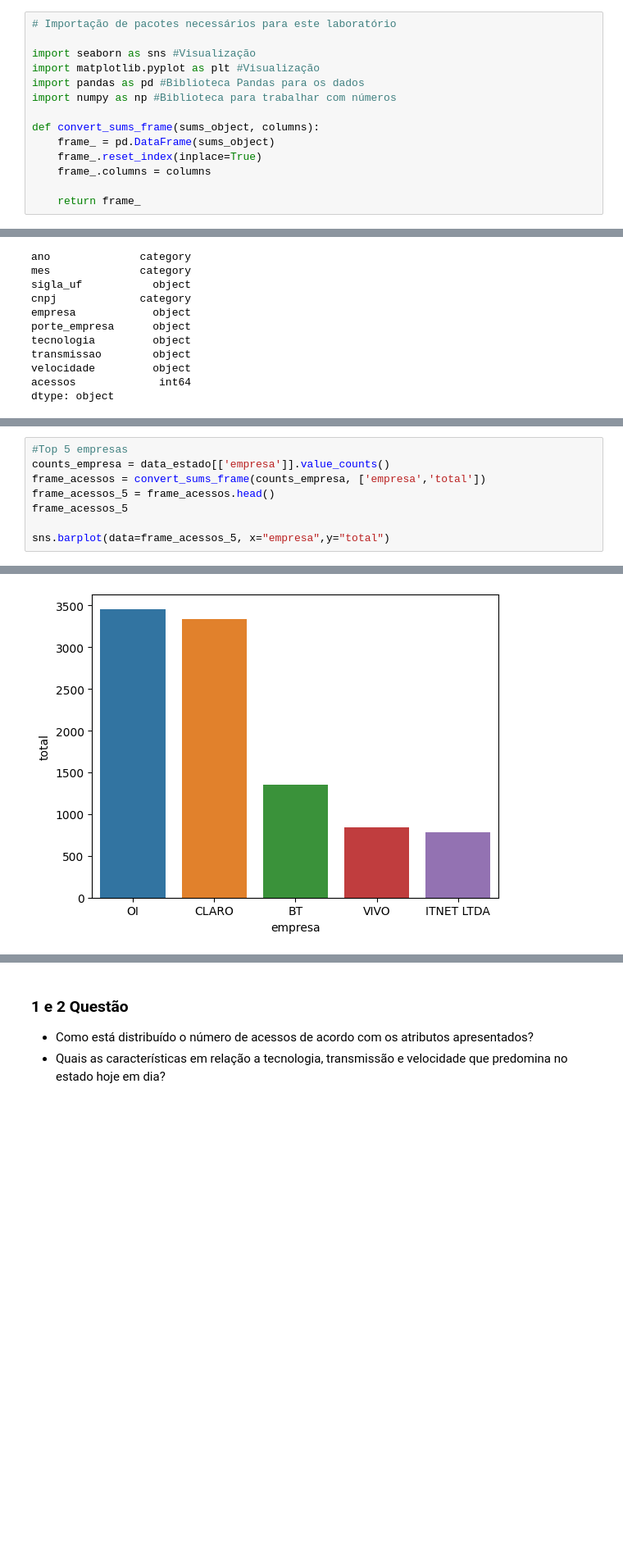
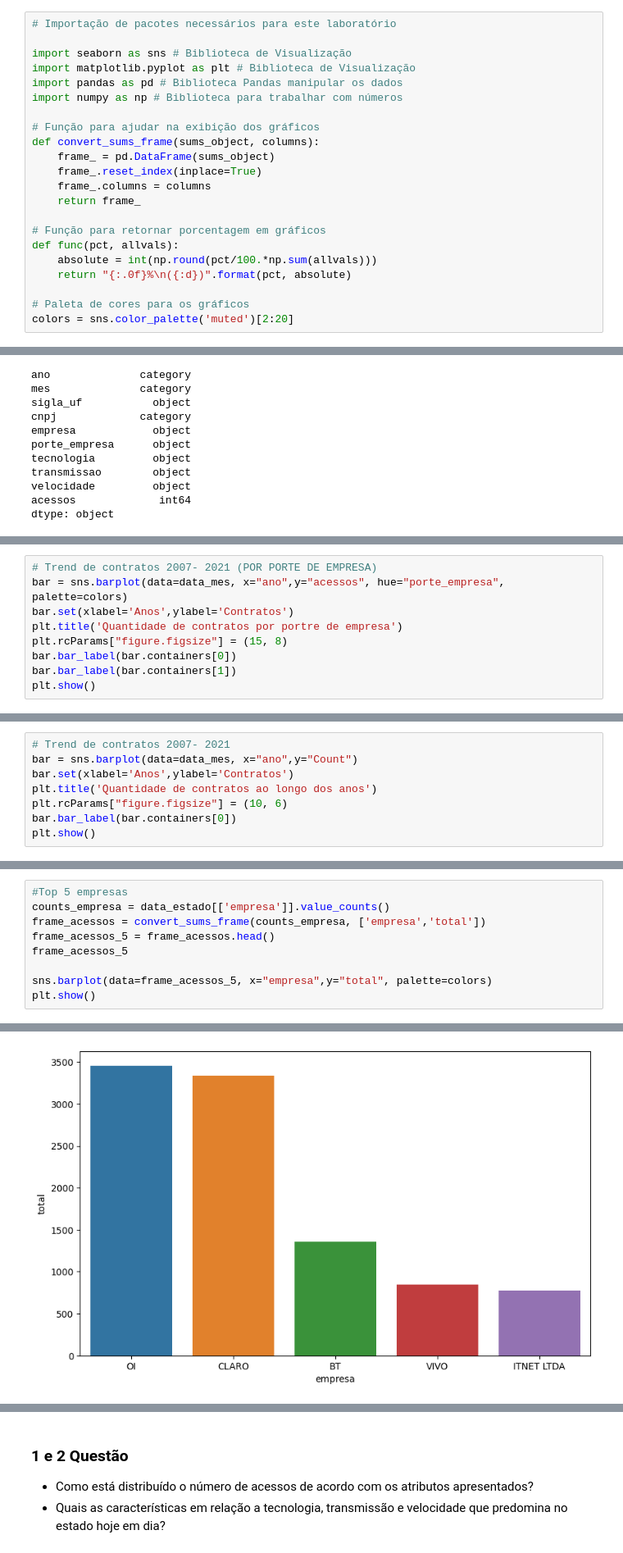
Before and after one commit to Jownao/dive_datascience, a Jupyter notebook: lab/02_Analise_dados_banda_larga.ipynb, the cells around one changed output, grey strips where cells are left out. Shown at 82% size. Drawn from its saved outputs; the diff is of its cells as text; blank space fills up the shorter version.

```diff
--- a/lab/02_Analise_dados_banda_larga.ipynb
+++ b/lab/02_Analise_dados_banda_larga.ipynb
@@ -18,17 +18,25 @@ A base possui os seguintes atributos:
 # %%
 # Importação de pacotes necessários para este laboratório
 
-import seaborn as sns #Visualização
-import matplotlib.pyplot as plt #Visualização
-import pandas as pd #Biblioteca Pandas para os dados
-import numpy as np #Biblioteca para trabalhar com números
+import seaborn as sns # Biblioteca de Visualização
+import matplotlib.pyplot as plt # Biblioteca de Visualização
+import pandas as pd # Biblioteca Pandas manipular os dados
+import numpy as np # Biblioteca para trabalhar com números
 
+# Função para ajudar na exibição dos gráficos
 def convert_sums_frame(sums_object, columns):
     frame_ = pd.DataFrame(sums_object)
     frame_.reset_index(inplace=True)
     frame_.columns = columns
+    return frame_
 
-    return frame_
+# Função para retornar porcentagem em gráficos
+def func(pct, allvals):
+    absolute = int(np.round(pct/100.*np.sum(allvals)))
+    return "{:.0f}%\n({:d})".format(pct, absolute)
+
+# Paleta de cores para os gráficos
+colors = sns.color_palette('muted')[2:20]
 # %% [markdown]
 ## Analisando o Estado
 # %% [markdown]
@@ -90,0 +107,9 @@ dtype: object
+# %%
+# Trend de contratos 2007- 2021 (POR PORTE DE EMPRESA)
+bar = sns.barplot(data=data_mes, x="ano",y="acessos", hue="porte_empresa", palette=colors)
+bar.set(xlabel='Anos',ylabel='Contratos')
+plt.title('Quantidade de contratos por portre de empresa')
+plt.rcParams["figure.figsize"] = (15, 8)
+bar.bar_label(bar.containers[0])
+bar.bar_label(bar.containers[1])
+plt.show()
@@ -90,0 +123,8 @@ dtype: object
+# %%
+# Trend de contratos 2007- 2021
+bar = sns.barplot(data=data_mes, x="ano",y="Count")
+bar.set(xlabel='Anos',ylabel='Contratos')
+plt.title('Quantidade de contratos ao longo dos anos')
+plt.rcParams["figure.figsize"] = (10, 6)
+bar.bar_label(bar.containers[0])
+plt.show()
@@ -95,5 +137,6 @@ frame_acessos = convert_sums_frame(counts_empresa, ['empresa','total'])
 frame_acessos_5 = frame_acessos.head()
 frame_acessos_5
 
-sns.barplot(data=frame_acessos_5, x="empresa",y="total")
+sns.barplot(data=frame_acessos_5, x="empresa",y="total", palette=colors)
+plt.show()
 # %% [output]
@@ -101,2 +143,2 @@ sns.barplot(data=frame_acessos_5, x="empresa",y="total")
-[figure, old version]
+[figure, new version]
 # %%
```
Also changed, not shown: parts of 24 cells of this notebook.
